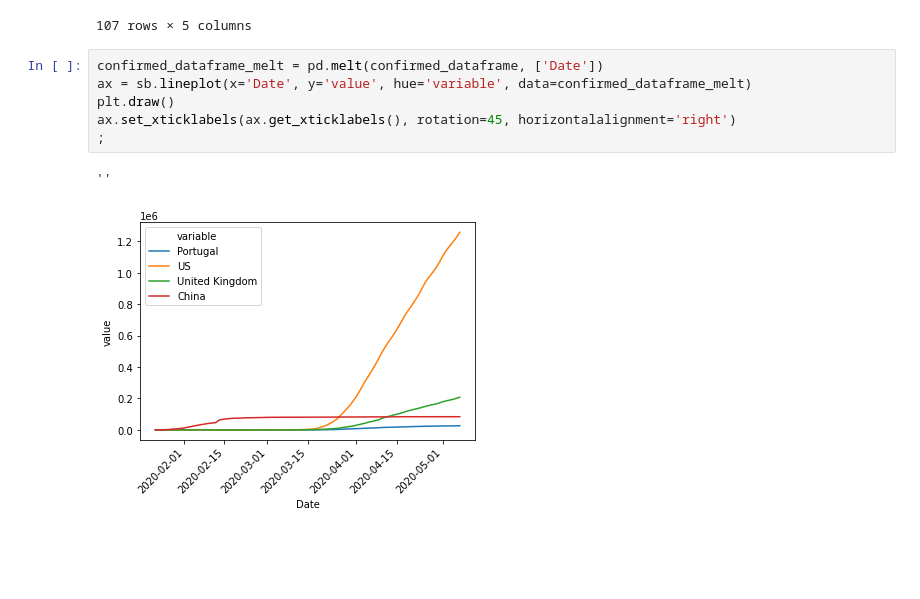
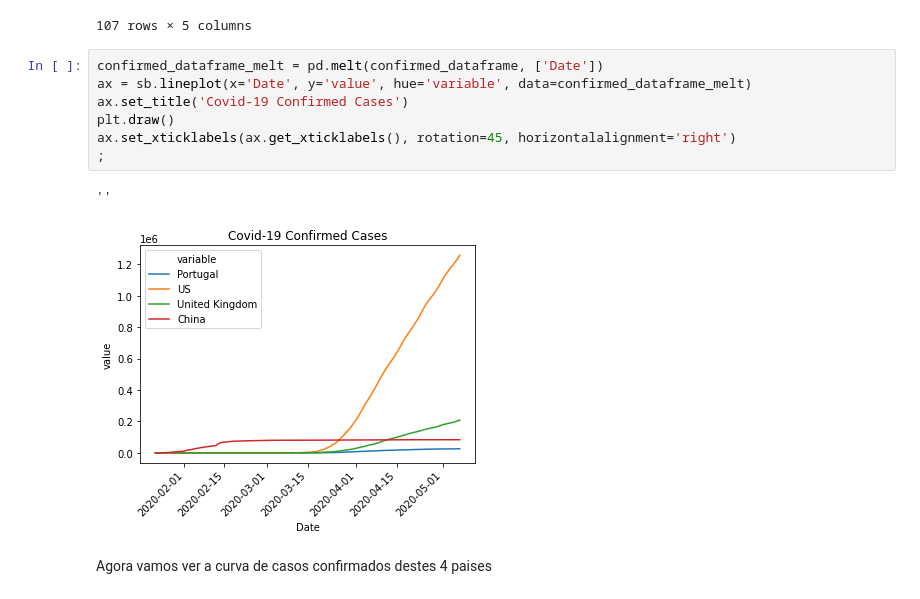
Before and after one commit to diogosmac/covid-forecast-feup-iart, a Jupyter notebook: projects/project2/notes.ipynb, the cells around one changed output. Cells and saved outputs as stored; diff of their text form; blank space fills up the shorter version.

```diff
--- a/projects/project2/notes.ipynb
+++ b/projects/project2/notes.ipynb
@@ -247,9 +252,12 @@ confirmed_dataframe
 # %%
 confirmed_dataframe_melt = pd.melt(confirmed_dataframe, ['Date'])
 ax = sb.lineplot(x='Date', y='value', hue='variable', data=confirmed_dataframe_melt)
+ax.set_title('Covid-19 Confirmed Cases')
 plt.draw()
 ax.set_xticklabels(ax.get_xticklabels(), rotation=45, horizontalalignment='right')
 ;
 # %% [output]
 ''
-[figure, old version]
+[figure, new version]
+# %% [markdown]
+Agora vamos ver a curva de casos confirmados destes 4 paises
```
Also changed, not shown: parts of 5 cells of this notebook.
